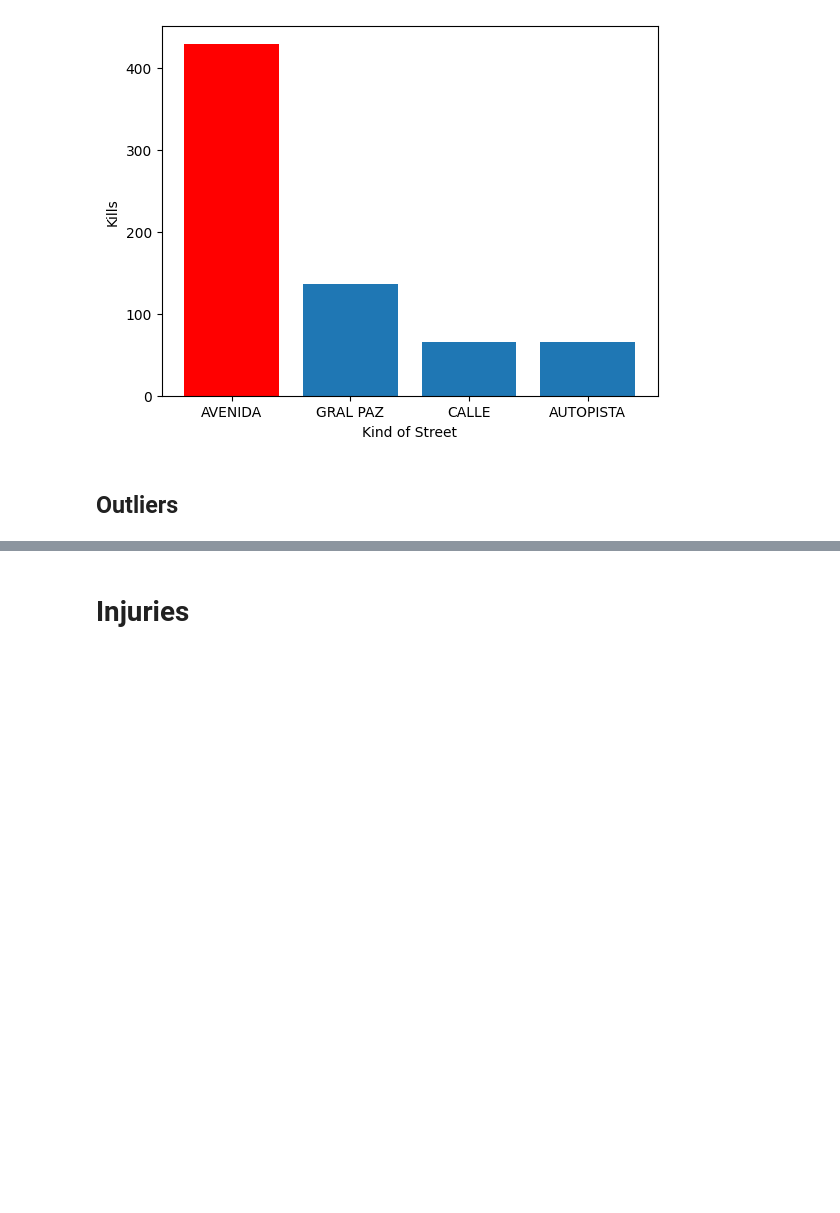
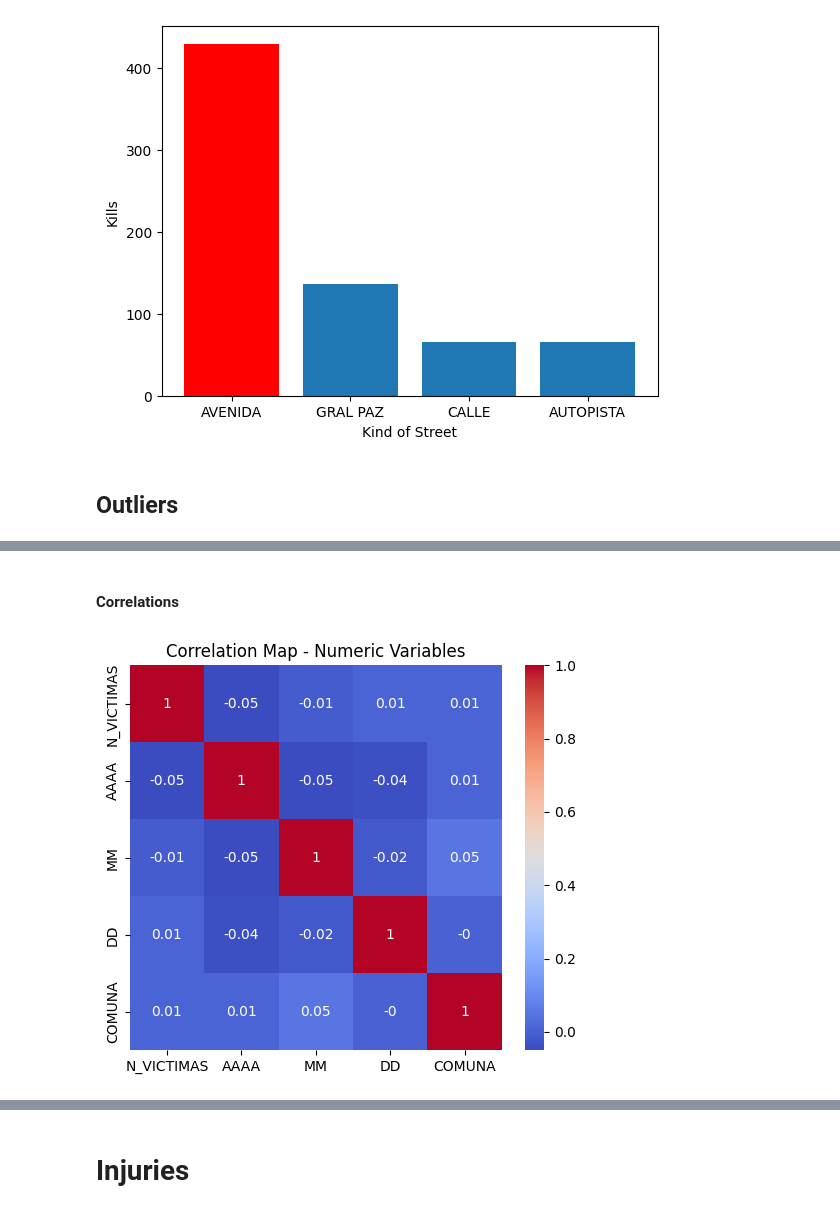
Before and after one commit to Jhonisnotreal/CrashChronicles, a Jupyter notebook: EDA.ipynb, the cells around one changed output, grey strips where cells are left out. Drawn from its saved outputs; the diff is of its cells as text; code cells hidden in the pictures; blank space fills up the shorter version.

```diff
--- a/EDA.ipynb
+++ b/EDA.ipynb
@@ -269,0 +242,13 @@ print(f"\nModels of the outliers: {outliers.unique()}")
+# %% [markdown]
+#### Correlations
+# %%
+numeric = kills.select_dtypes(include=['number'])  # We pick only columns with numbers
+corr = numeric.corr().round(2) # We find the correlation
+
+# We plot the correlation in a map
+plt.figure(figsize=(6,5))
+sns.heatmap(corr, cmap="coolwarm", annot=True)
+plt.title('Correlation Map - Numeric Variables')
+plt.show()
+# %% [output]
+[figure, added]
```
Also changed, not shown: parts of 66 cells of this notebook, 1 other file.
